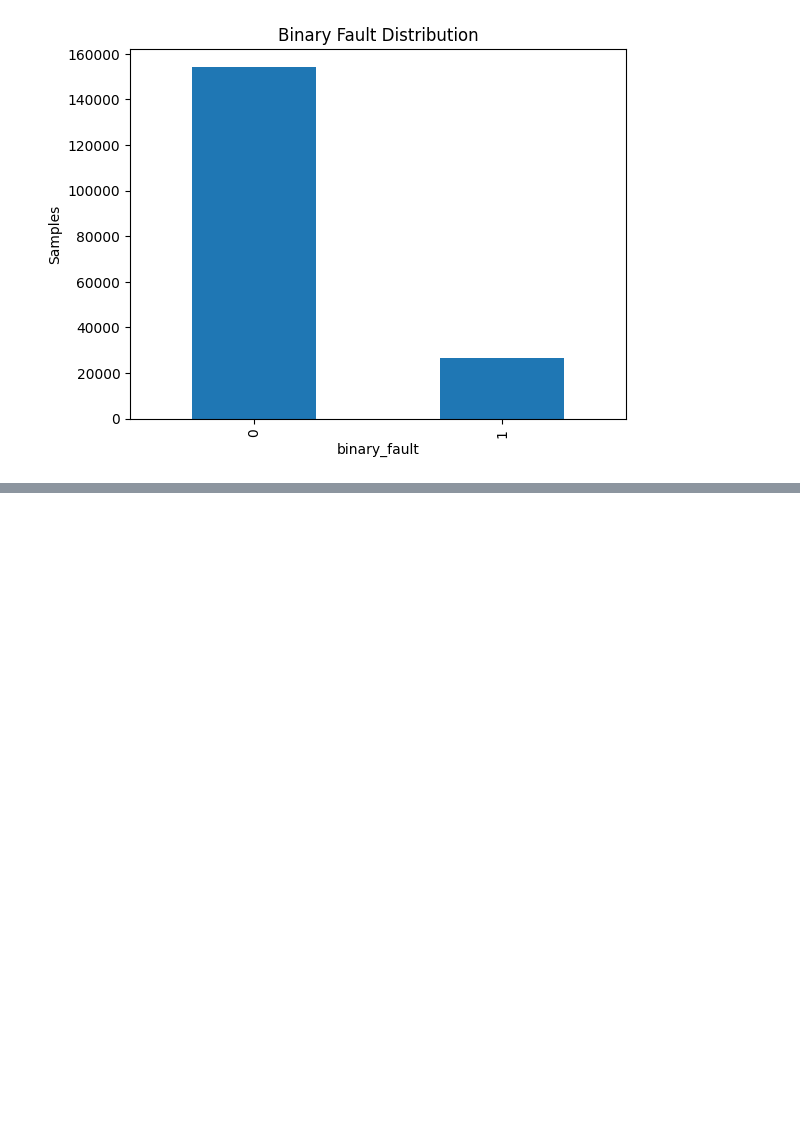
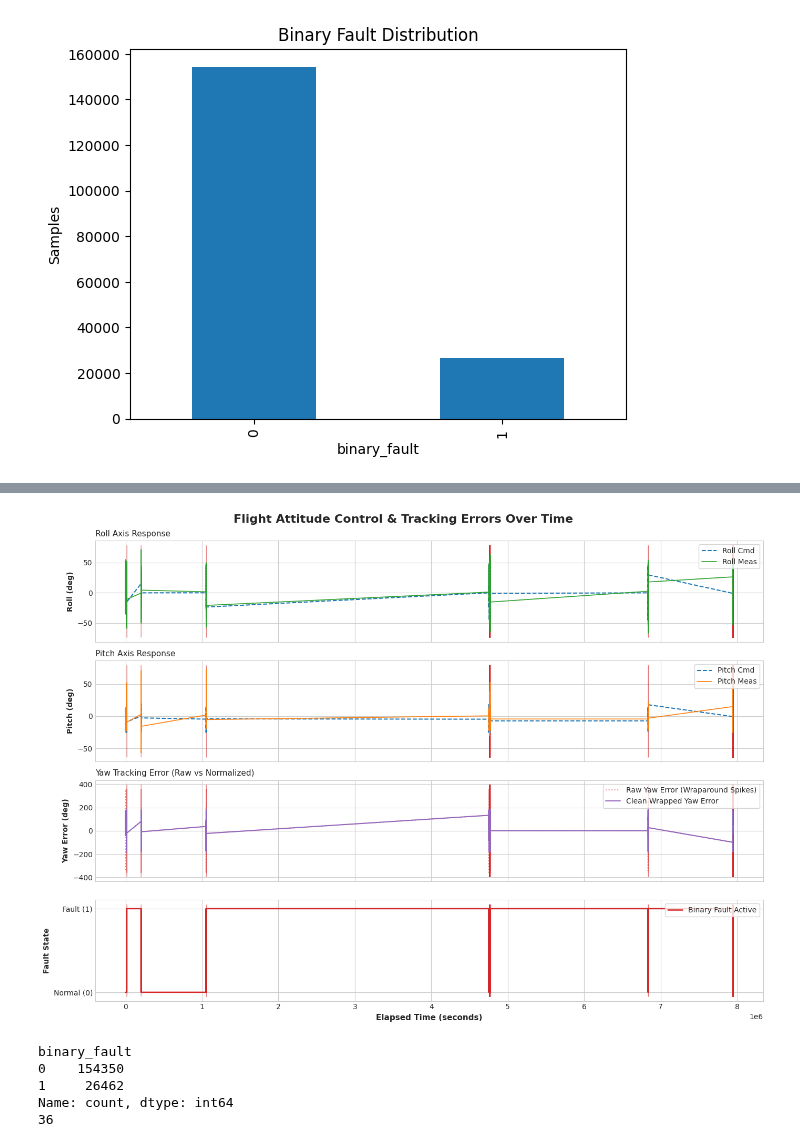
Before and after one commit to Lynn-Myat-Bhone/UAV-flight, a Jupyter notebook: src/data_quality.ipynb, the cells around one changed output, grey strips where cells are left out. Drawn from its saved outputs; the diff is of its cells as text; code cells hidden in the pictures; blank space fills up the shorter version.

Commit message:
fixed yaw error

```diff
--- a/src/data_quality.ipynb
+++ b/src/data_quality.ipynb
@@ -97,0 +108,63 @@ plt.show()
+# %%
+
+# Set Matplotlib style
+plt.style.use('seaborn-v0_8-whitegrid' if 'seaborn-v0_8-whitegrid' in plt.style.available else 'default')
+plt.rcParams['font.sans-serif'] = 'DejaVu Sans'
+plt.rcParams['axes.edgecolor'] = '#cccccc'
+plt.rcParams['axes.linewidth'] = 0.8
+
+# 1. Load Data & Preprocess Angles
+# df = pd.read_csv("your_flight_data.csv")
+
+# Ensure elapsed time in seconds (starting from t=0)
+df['time_sec'] = (df['timestamp_ns'] - df['timestamp_ns'].min()) / 1e9
+df = df.sort_values('timestamp_ns').reset_index(drop=True)
+
+# ==============================================================================
+# FIGURE 1: Time-Series Tracking & Fault Regions
+# ==============================================================================
+fig, axes = plt.subplots(4, 1, figsize=(14, 10), sharex=True)
+fig.suptitle('Flight Attitude Control & Tracking Errors Over Time', fontsize=16, fontweight='bold', y=0.98)
+
+# Highlight fault regions across all subplots
+fault_mask = df['binary_fault'] == 1
+fault_blocks = (fault_mask != fault_mask.shift()).cumsum()
+
+# Roll Axis
+axes[0].plot(df['time_sec'], df['roll_cmd'], label='Roll Cmd', color='#1f77b4', linewidth=1.5, linestyle='--')
+axes[0].plot(df['time_sec'], df['roll_meas'], label='Roll Meas', color='#2ca02c', linewidth=1.2)
+axes[0].set_ylabel('Roll (deg)', fontweight='bold')
+axes[0].legend(loc='upper right', frameon=True)
+axes[0].set_title('Roll Axis Response', fontsize=11, loc='left')
+
+# Pitch Axis
+axes[1].plot(df['time_sec'], df['pitch_cmd'], label='Pitch Cmd', color='#1f77b4', linewidth=1.5, linestyle='--')
+axes[1].plot(df['time_sec'], df['pitch_meas'], label='Pitch Meas', color='#ff7f0e', linewidth=1.2)
+axes[1].set_ylabel('Pitch (deg)', fontweight='bold')
+axes[1].legend(loc='upper right', frameon=True)
+axes[1].set_title('Pitch Axis Response', fontsize=11, loc='left')
+
+# Yaw Axis & Wraparound Correction Comparison
+axes[2].plot(df['time_sec'], df['yaw_error'], label='Raw Yaw Error (Wraparound Spikes)', color='#d62728', alpha=0.5, linestyle=':')
+axes[2].plot(df['time_sec'], df['yaw_error_clean'], label='Clean Wrapped Yaw Error', color='#9467bd', linewidth=1.5)
+axes[2].set_ylabel('Yaw Error (deg)', fontweight='bold')
+axes[2].legend(loc='upper right', frameon=True)
+axes[2].set_title('Yaw Tracking Error (Raw vs Normalized)', fontsize=11, loc='left')
+
+# Fault Status Bar
+axes[3].step(df['time_sec'], df['binary_fault'], where='post', color='#d62728', linewidth=1.8, label='Binary Fault Active')
+axes[3].set_ylabel('Fault State', fontweight='bold')
+axes[3].set_yticks([0, 1])
+axes[3].set_yticklabels(['Normal (0)', 'Fault (1)'])
+axes[3].set_xlabel('Elapsed Time (seconds)', fontweight='bold', fontsize=11)
+axes[3].legend(loc='upper right', frameon=True)
+
+# Add shaded red overlay on all subplots wherever binary_fault == 1
+for ax in axes:
+    ax.fill_between(df['time_sec'], ax.get_ylim()[0], ax.get_ylim()[1],
+                    where=fault_mask, color='#d62728', alpha=0.15, label='Fault Period' if ax == axes[0] else "")
+
+plt.tight_layout()
+plt.show()
+# %% [output]
+[figure, added]
@@ -97,0 +186,11 @@ plt.show()
+# %%
+# Count of rows vs total time spent in each state
+print(df['binary_fault'].value_counts())
+# See if 'Elapsed Time' is accumulated across multiple bag files
+print(df['bag'].nunique())
+# %% [output]
+binary_fault
+0    154350
+1     26462
+Name: count, dtype: int64
+36
```
Also changed, not shown: parts of 8 cells of this notebook.
